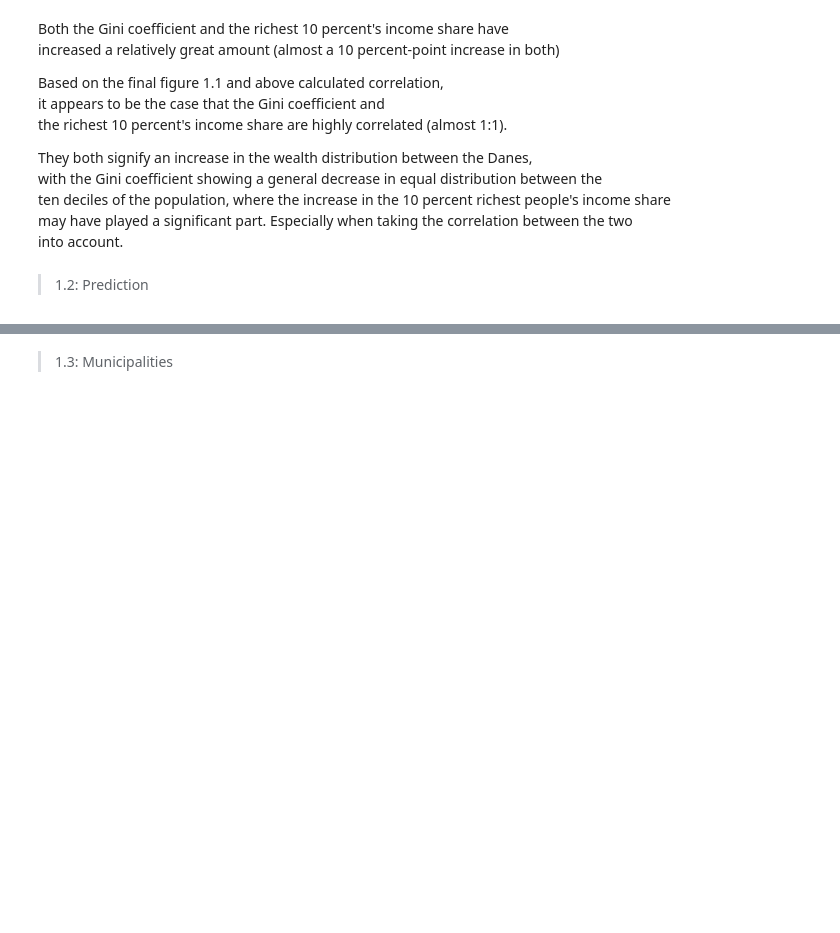
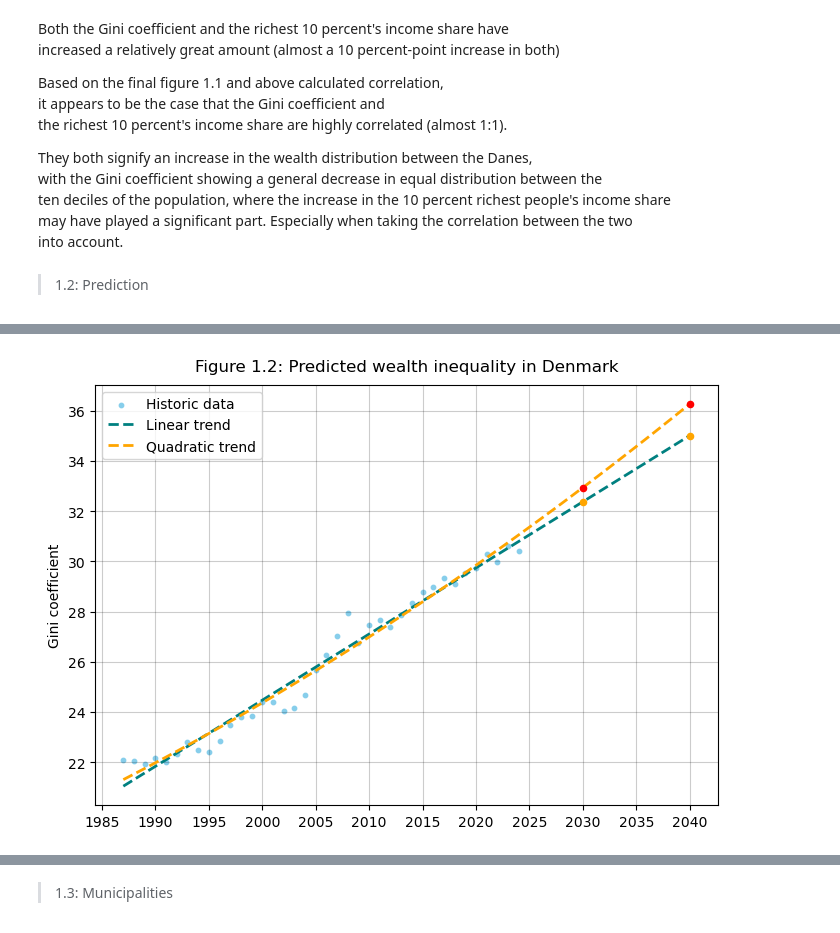
Before and after one commit to NumEconCopenhagen/projects-2025-xjc997, a Jupyter notebook: 01_dataproject/dataproject.ipynb, the cells around one changed output, grey strips where cells are left out. Cells and saved outputs as stored; diff of their text form; code cells hidden in the pictures; blank space fills up the shorter version.

```diff
--- a/01_dataproject/dataproject.ipynb
+++ b/01_dataproject/dataproject.ipynb
@@ -201,0 +273,35 @@ into account.</p>
+# %%
+# Using the estimates in predicting the Gini coefficient in 2030 and 2040
+final_2030_l = l_beta_pf[0] + l_beta_pf[1]*year_2030
+final_2040_l = l_beta_pf[0] + l_beta_pf[1]*year_2040
+
+final_2030_q = q_beta_pf[0] + q_beta_pf[1]*year_2030 + q_beta_pf[2]*(year_2030**2)
+final_2040_q = q_beta_pf[0] + q_beta_pf[1]*year_2040 + q_beta_pf[2]*(year_2040**2)
+
+# Plotting the result
+future = np.arange(0, 2040 - 1987 + 1)
+years_future = 1987 + future
+
+fig_gini, ax_gini = plt.subplots(
+    figsize=(7,5)
+    )
+
+plt.scatter(ifor41_df['TID'], ifor41_df['INDHOLD'], color='skyblue', marker='o', s=10, zorder=0, label='Historic data')
+
+ax_gini.plot(years_future, l_beta_pf[0] + l_beta_pf[1]*future, label='Linear trend', linestyle='--', linewidth='2', color='teal')
+ax_gini.plot(years_future, q_beta_pf[0] + q_beta_pf[1]*future + q_beta_pf[2]*(future**2), label='Quadratic trend', linestyle='--', linewidth='2', color='orange')
+ax_gini.set_xticks(np.arange(1985,2040+1,5))
+ax_gini.set_yticks(np.arange(18, 40, 2))
+
+plt.scatter([2030, 2040], [final_2030_l, final_2040_l], color='orange', marker='o', s=20, zorder=6)
+plt.scatter([2030, 2040], [final_2030_q, final_2040_q], color='red', marker='o', s=20, zorder=6)
+
+ax_gini.grid(True, color='black', alpha=0.2)
+ax_gini.set_title('Figure 1.2: Predicted wealth inequality in Denmark', pad=10)
+ax_gini.set_ylabel('Gini coefficient')
+
+ax_gini.legend()
+fig_gini.tight_layout()
+plt.show()
+# %% [output]
+[figure, added]
```
Also changed, not shown: parts of 9 cells of this notebook.
